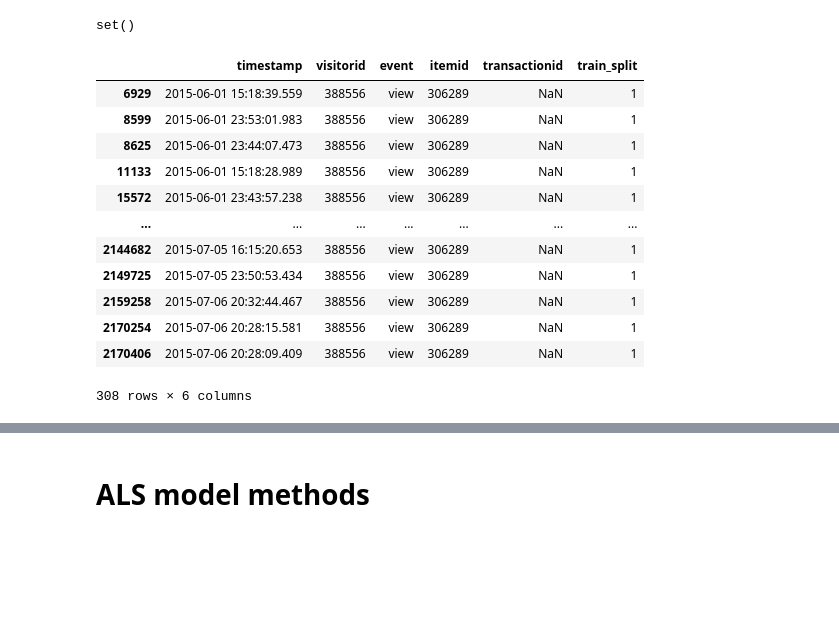
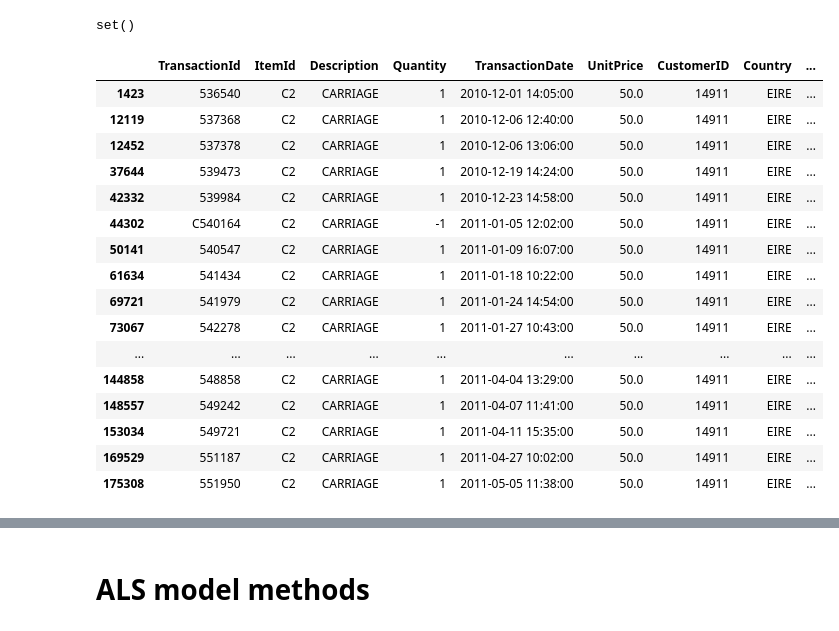
Before and after one commit to its-pedrofonseca/Business-Cases-With-Data-Science, a Jupyter notebook: BC4/BC4.ipynb, the cells around one changed output, grey strips where cells are left out. Drawn from its saved outputs; the diff is of its cells as text; code cells hidden in the pictures; blank space fills up the shorter version.

```diff
--- a/BC4/BC4.ipynb
+++ b/BC4/BC4.ipynb
@@ -193,8 +174,8 @@ def threshold_ratings(df, uid_min, iid_min, max_iter=None):
     """Removes users and items with less than uid_min and iid_min event occurrences, respectively.
     Credits: https://www.ethanrosenthal.com/2016/10/19/implicit-mf-part-1/
     """
-    n_users = df['visitorid'].nunique()
-    n_items = df['itemid'].nunique()
+    n_users = df['CustomerID'].nunique()
+    n_items = df['ItemId'].nunique()
     sparsity = float(df.shape[0]) / float(n_users * n_items) * 100
     print('Raw dataset info \n-----------------')
     print('Number of users: {}'.format(n_users))
@@ -207,11 +188,11 @@ def threshold_ratings(df, uid_min, iid_min, max_iter=None):
         # items with freq less than iid_min, so we will have to alternate back and forth
         starting_shape = df.shape[0]  # number of existing events
 
-        uid_counts = df.groupby('visitorid').size()  # user id frequencies
-        df = df[~df['visitorid'].isin(uid_counts[uid_counts < uid_min].index.tolist())]  # keep events with users with frequency >= uid_min
+        uid_counts = df.groupby('CustomerID').size()  # user id frequencies
+        df = df[~df['CustomerID'].isin(uid_counts[uid_counts < uid_min].index.tolist())]  # keep events with users with frequency >= uid_min
 
-        iid_counts = df.groupby('itemid').size()  # item id frequencies
-        df = df[~df['itemid'].isin(iid_counts[iid_counts < iid_min].index.tolist())]  # keep events with items with frequency >= iid_min
+        iid_counts = df.groupby('ItemId').size()  # item id frequencies
+        df = df[~df['ItemId'].isin(iid_counts[iid_counts < iid_min].index.tolist())]  # keep events with items with frequency >= iid_min
 
         ending_shape = df.shape[0]  # number of existing events after filters
         i += 1
@@ -219,11 +200,11 @@ def threshold_ratings(df, uid_min, iid_min, max_iter=None):
             done = True
 
     if not max_iter:
-        assert(df.groupby('visitorid').size().min() >= uid_min)
-        assert(df.groupby('itemid').size().min() >= iid_min)
+        assert(df.groupby('CustomerID').size().min() >= uid_min)
+        assert(df.groupby('ItemId').size().min() >= iid_min)
 
-    n_users = df['visitorid'].nunique()
-    n_items = df['itemid'].nunique()
+    n_users = df['CustomerID'].nunique()
+    n_items = df['ItemId'].nunique()
     sparsity = float(df.shape[0]) / float(n_users * n_items) * 100
     print('Limited dataset info \n-----------------')
     print('Number of iterations until convergence: {}'.format(i))
@@ -233,7 +214,7 @@ def threshold_ratings(df, uid_min, iid_min, max_iter=None):
     return df
 # %%
 # get limited dataset
-df_limited = threshold_ratings(df, 7, 7)
+df_limited = threshold_ratings(regularCustomers_df, 10, 5)
 # %% [output]
 Raw dataset info
 -----------------
@@ -252,14 +233,14 @@ We want to split the train and test events such that:
 - all test events occur after all train events
 # %%
 # Train-test split
-start_train = df_limited['timestamp'].min()
-start_test = start_train + pd.to_timedelta(15, unit='w')
+start_train = df_limited['TransactionDate'].min()
+start_test = start_train + pd.to_timedelta(23, unit='w')
 end_test = start_test + pd.to_timedelta(5, unit='w')
 
 # Create new limited df
-df_limited = df_limited.loc[(df_limited['timestamp'] > start_train) & (df_limited['timestamp'] <= end_test)]
+df_limited = df_limited.loc[(df_limited['TransactionDate'] > start_train) & (df_limited['TransactionDate'] <= end_test)]
 
 # Create train_split flag
-df_limited['train_split'] = (df_limited['timestamp'] <= start_test).astype(int)
+df_limited['train_split'] = (df_limited['TransactionDate'] <= start_test).astype(int)
 print("Proportion of train events: {:.2f}".format(df_limited['train_split'].mean()))
 # %% [output]
@@ -283,8 +264,8 @@ plt.show()
 # %%
 # the Categoricals data structure consists of a categories array and an integer array of codes which point to
 #    the real value in the categories array
-user_cat = df_limited['visitorid'].astype('category')
-item_cat = df_limited['itemid'].astype("category")
+user_cat = df_limited['CustomerID'].astype('category')
+item_cat = df_limited['ItemId'].astype("category")
 
 # create a sparse matrix of all the item/user/counts triples for the train set and test set
 # https://docs.scipy.org/doc/scipy/reference/generated/scipy.sparse.coo_matrix.html#scipy.sparse.coo_matrix
@@ -330,19 +311,23 @@ set()
 # %%
 # most frequent user, item pair in train set
 item_id, user_id = np.unravel_index(item_user_train.argmax(), item_user_train.shape)
 item_id, user_id = get_keys(item_id, item_map), get_keys(user_id, user_map)
-df_limited.loc[(df_limited['visitorid'] == user_id) & (df_limited['itemid'] == item_id) & (df_limited['train_split'] == 1)]
+df_limited.loc[(df_limited['CustomerID'] == user_id) & (df_limited['ItemId'] == item_id) & (df_limited['train_split'] == 1)]
 # %% [output]
-|  | timestamp | visitorid | event | itemid | transactionid | train_split |
-| 6929 | 2015-06-01 15:18:39.559 | 388556 | view | 306289 | NaN | 1 |
-| 8599 | 2015-06-01 23:53:01.983 | 388556 | view | 306289 | NaN | 1 |
-| 8625 | 2015-06-01 23:44:07.473 | 388556 | view | 306289 | NaN | 1 |
-| 11133 | 2015-06-01 15:18:28.989 | 388556 | view | 306289 | NaN | 1 |
-| 15572 | 2015-06-01 23:43:57.238 | 388556 | view | 306289 | NaN | 1 |
-| ... | ... | ... | ... | ... | ... | ... |
-| 2144682 | 2015-07-05 16:15:20.653 | 388556 | view | 306289 | NaN | 1 |
-| 2149725 | 2015-07-05 23:50:53.434 | 388556 | view | 306289 | NaN | 1 |
-| 2159258 | 2015-07-06 20:32:44.467 | 388556 | view | 306289 | NaN | 1 |
-| 2170254 | 2015-07-06 20:28:15.581 | 388556 | view | 306289 | NaN | 1 |
-| 2170406 | 2015-07-06 20:28:09.409 | 388556 | view | 306289 | NaN | 1 |
+|  | TransactionId | ItemId | Description | Quantity | TransactionDate | UnitPrice | CustomerID | Country | ... |
+| 1423 | 536540 | C2 | CARRIAGE | 1 | 2010-12-01 14:05:00 | 50.0 | 14911 | EIRE | ... |
+| 12119 | 537368 | C2 | CARRIAGE | 1 | 2010-12-06 12:40:00 | 50.0 | 14911 | EIRE | ... |
+| 12452 | 537378 | C2 | CARRIAGE | 1 | 2010-12-06 13:06:00 | 50.0 | 14911 | EIRE | ... |
+| 37644 | 539473 | C2 | CARRIAGE | 1 | 2010-12-19 14:24:00 | 50.0 | 14911 | EIRE | ... |
+| 42332 | 539984 | C2 | CARRIAGE | 1 | 2010-12-23 14:58:00 | 50.0 | 14911 | EIRE | ... |
+| 44302 | C540164 | C2 | CARRIAGE | -1 | 2011-01-05 12:02:00 | 50.0 | 14911 | EIRE | ... |
+| 50141 | 540547 | C2 | CARRIAGE | 1 | 2011-01-09 16:07:00 | 50.0 | 14911 | EIRE | ... |
+| 61634 | 541434 | C2 | CARRIAGE | 1 | 2011-01-18 10:22:00 | 50.0 | 14911 | EIRE | ... |
+| 69721 | 541979 | C2 | CARRIAGE | 1 | 2011-01-24 14:54:00 | 50.0 | 14911 | EIRE | ... |
+| 73067 | 542278 | C2 | CARRIAGE | 1 | 2011-01-27 10:43:00 | 50.0 | 14911 | EIRE | ... |
+| ... | ... | ... | ... | ... | ... | ... | ... | ... | ... |
+| 144858 | 548858 | C2 | CARRIAGE | 1 | 2011-04-04 13:29:00 | 50.0 | 14911 | EIRE | ... |
+| 148557 | 549242 | C2 | CARRIAGE | 1 | 2011-04-07 11:41:00 | 50.0 | 14911 | EIRE | ... |
+| 153034 | 549721 | C2 | CARRIAGE | 1 | 2011-04-11 15:35:00 | 50.0 | 14911 | EIRE | ... |
+| 169529 | 551187 | C2 | CARRIAGE | 1 | 2011-04-27 10:02:00 | 50.0 | 14911 | EIRE | ... |
+| 175308 | 551950 | C2 | CARRIAGE | 1 | 2011-05-05 11:38:00 | 50.0 | 14911 | EIRE | ... |
-308 rows × 6 columns
```
Also changed, not shown: parts of 34 cells of this notebook.
